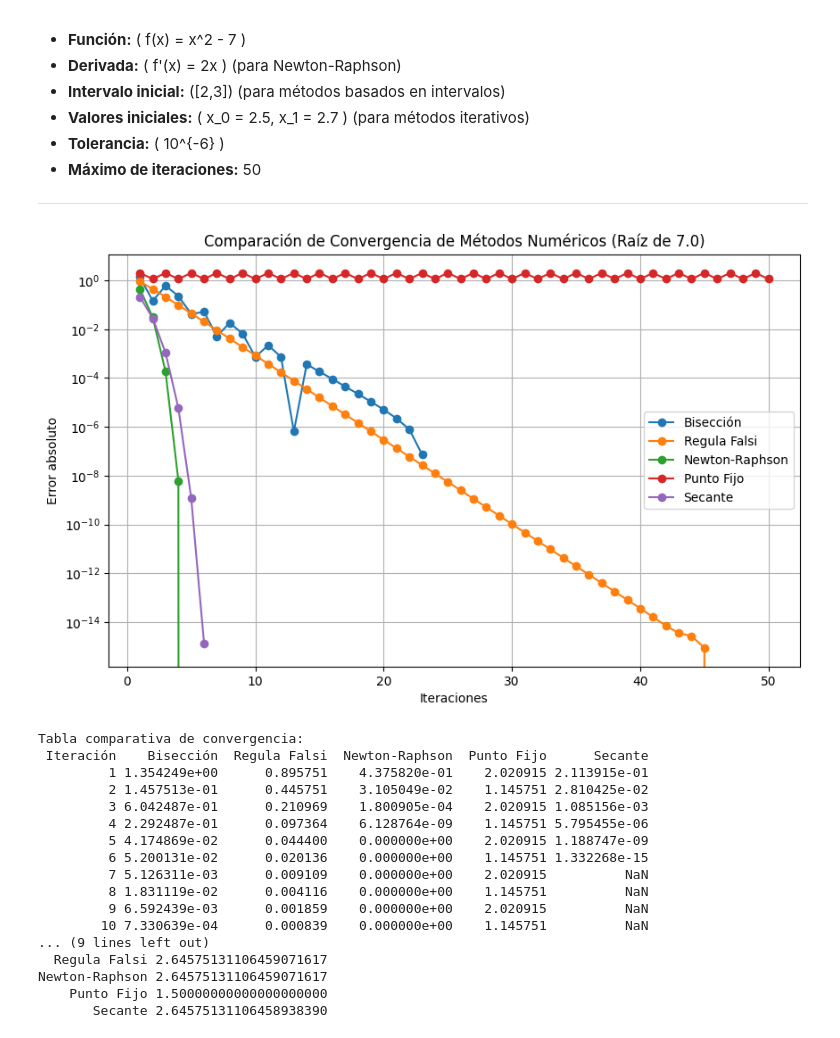
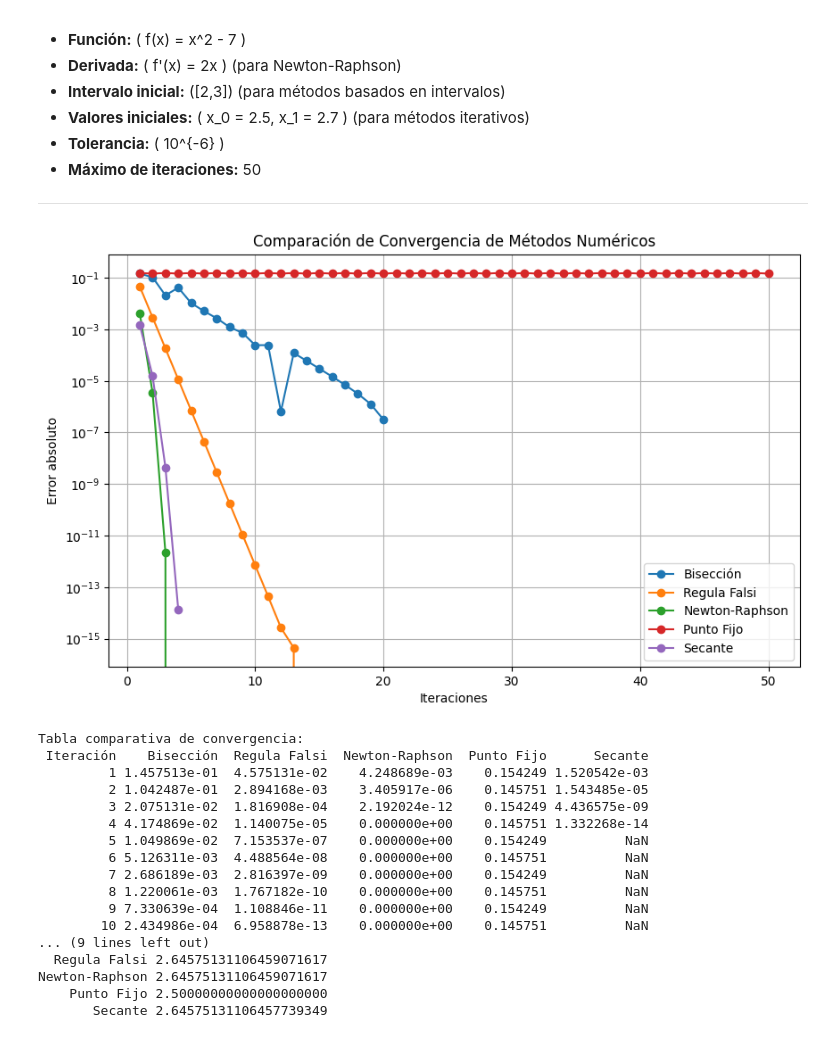
Before and after one commit to jhongarciab/Metodos-Numericos, a Jupyter notebook: Parcial I/centro.ipynb, the cells around one changed output. Cells and saved outputs as stored; diff of their text form; code cells hidden in the pictures.

```diff
--- a/Parcial I/centro.ipynb
+++ b/Parcial I/centro.ipynb
@@ -44,9 +44,9 @@ from punto_fijo import punto_fijo
 from regula_falsi import regula_falsi
 from secante import secante
 
-def graficar_errores(a):
+def graficar_errores():
     """
-    Función que ejecuta distintos métodos numéricos para encontrar la raíz de la ecuación x^2 - A = 0,
+    Función que ejecuta distintos métodos numéricos para encontrar la raíz de la ecuación x^2 - 7 = 0,
     compara sus errores absolutos y genera visualizaciones para analizar su convergencia.
 
     Se generan:
@@ -56,12 +56,12 @@ def graficar_errores(a):
     """
 
     # Definición de la función y su derivada (para métodos que la requieren)
-    funcion = f"x**2 - {a}"
+    funcion = "x**2 - 7"
     derivada = "2*x"
 
     # Parámetros iniciales para los métodos
-    a, b = 1, max(2, a)  # Ajusta los valores del intervalo según A
-    x0, x1 = 1.5, max(2, a / 2)  # Establece valores iniciales adecuados
+    a, b = 2, 3
+    x0, x1 = 2.5, 2.7
     tolerancia = 1e-6
     max_iter = 50
 
@@ -76,57 +76,56 @@ def graficar_errores(a):
 
     # Gráfica de convergencia (Error vs Iteraciones)
     plt.figure(figsize=(10, 6))
-    for nombre, (raíz, errores, iteraciones) in metodos.items():
+    for nombre, (raiz, errores, iteraciones) in metodos.items():
         plt.plot(iteraciones, errores, label=nombre, marker='o')
 
     plt.yscale("log")
     plt.xlabel("Iteraciones")
     plt.ylabel("Error absoluto")
-    plt.title(f"Comparación de Convergencia de Métodos Numéricos (Raíz de {A})")
+    plt.title("Comparación de Convergencia de Métodos Numéricos")
     plt.legend()
     plt.grid()
     plt.show()
 
     # Tabla comparativa de errores (Primeras 10 iteraciones)
     max_len = 15
     tabla_errores = {"Iteración": list(range(1, max_len + 1))}
 
     for nombre, (_, errores, iteraciones) in metodos.items():
         errores_truncados = errores[:max_len] + [None] * (max_len - len(errores))
         tabla_errores[nombre] = errores_truncados
 
     df_errores = pd.DataFrame(tabla_errores)
     print("\nTabla comparativa de convergencia:")
     print(df_errores.to_string(index=False))
 
     # Tabla comparativa de raíces aproximadas
     tabla_raices = {
         "Método": list(metodos.keys()),
-        "Raíz Aproximada": [f"{raíz:.20f}" for raíz, _, _ in metodos.values()]
+        "Raíz Aproximada": [f"{raiz:.20f}" for raiz, _, _ in metodos.values()]
     }
     df_raices = pd.DataFrame(tabla_raices)
     print("\nTabla comparativa de raíces aproximadas:")
     print(df_raices.to_string(index=False))
 
 if __name__ == "__main__":
-    a = float(input("Ingrese el número para calcular su raíz cuadrada: "))
-    graficar_errores(a)
+    graficar_errores()
 # %% [output]
-[figure, old version]
+[figure, new version]
 Tabla comparativa de convergencia:
  Iteración    Bisección  Regula Falsi  Newton-Raphson  Punto Fijo      Secante
-         1 1.354249e+00      0.895751    4.375820e-01    2.020915 2.113915e-01
-         2 1.457513e-01      0.445751    3.105049e-02    1.145751 2.810425e-02
-         3 6.042487e-01      0.210969    1.800905e-04    2.020915 1.085156e-03
-         4 2.292487e-01      0.097364    6.128764e-09    1.145751 5.795455e-06
-         5 4.174869e-02      0.044400    0.000000e+00    2.020915 1.188747e-09
-         6 5.200131e-02      0.020136    0.000000e+00    1.145751 1.332268e-15
-         7 5.126311e-03      0.009109    0.000000e+00    2.020915          NaN
-         8 1.831119e-02      0.004116    0.000000e+00    1.145751          NaN
-         9 6.592439e-03      0.001859    0.000000e+00    2.020915          NaN
-        10 7.330639e-04      0.000839    0.000000e+00    1.145751          NaN
+         1 1.457513e-01  4.575131e-02    4.248689e-03    0.154249 1.520542e-03
+         2 1.042487e-01  2.894168e-03    3.405917e-06    0.145751 1.543485e-05
+         3 2.075131e-02  1.816908e-04    2.192024e-12    0.154249 4.436575e-09
+         4 4.174869e-02  1.140075e-05    0.000000e+00    0.145751 1.332268e-14
+         5 1.049869e-02  7.153537e-07    0.000000e+00    0.154249          NaN
+         6 5.126311e-03  4.488564e-08    0.000000e+00    0.145751          NaN
+         7 2.686189e-03  2.816397e-09    0.000000e+00    0.154249          NaN
+         8 1.220061e-03  1.767182e-10    0.000000e+00    0.145751          NaN
+         9 7.330639e-04  1.108846e-11    0.000000e+00    0.154249          NaN
+        10 2.434986e-04  6.958878e-13    0.000000e+00    0.145751          NaN
 ... (9 lines left out)
   Regula Falsi 2.64575131106459071617
 Newton-Raphson 2.64575131106459071617
-    Punto Fijo 1.50000000000000000000
-       Secante 2.64575131106458938390
+    Punto Fijo 2.50000000000000000000
+       Secante 2.64575131106457739349
```
